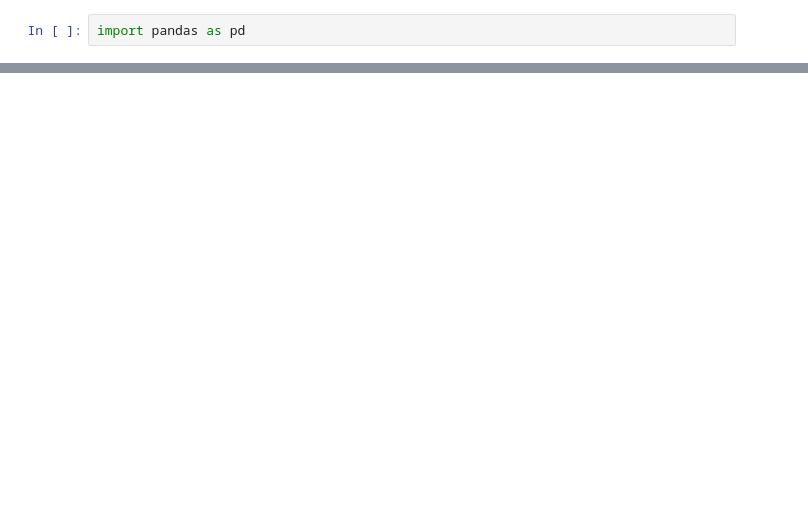
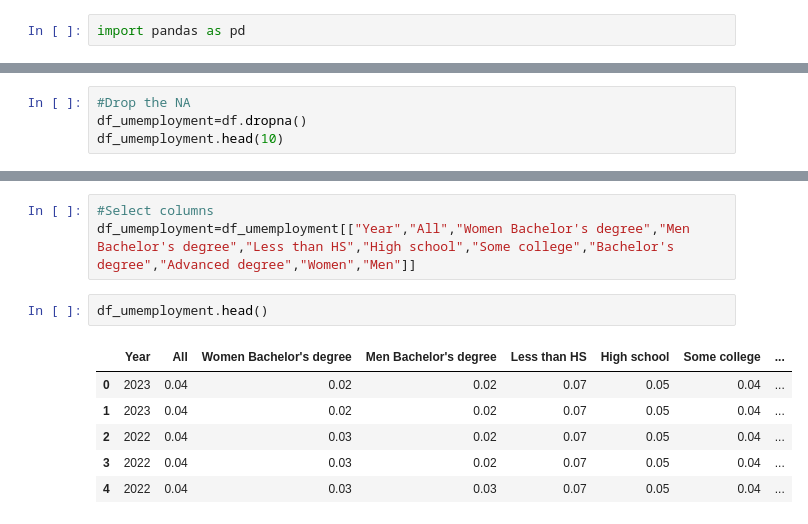
Before and after one commit to KimberlyW618/final_group_project, a Jupyter notebook: code/Unemployment.ipynb, the cells around one changed output, grey strips where cells are left out. Saved outputs shown, nothing was run; the diff lists cells and outputs as text; blank space fills up the shorter version.

```diff
--- a/code/Unemployment.ipynb
+++ b/code/Unemployment.ipynb
@@ -18,0 +53,4 @@ df.head(10)
+# %%
+#Drop the NA
+df_umemployment=df.dropna()
+df_umemployment.head(10)
@@ -18,0 +70,12 @@ df.head(10)
+# %%
+#Select columns
+df_umemployment=df_umemployment[["Year","All","Women Bachelor's degree","Men Bachelor's degree","Less than HS","High school","Some college","Bachelor's degree","Advanced degree","Women","Men"]]
+# %%
+df_umemployment.head()
+# %% [output]
+|  | Year | All | Women Bachelor's degree | Men Bachelor's degree | Less than HS | High school | Some college | ... |
+| 0 | 2023 | 0.04 | 0.02 | 0.02 | 0.07 | 0.05 | 0.04 | ... |
+| 1 | 2023 | 0.04 | 0.02 | 0.02 | 0.07 | 0.05 | 0.04 | ... |
+| 2 | 2022 | 0.04 | 0.03 | 0.02 | 0.07 | 0.05 | 0.04 | ... |
+| 3 | 2022 | 0.04 | 0.03 | 0.02 | 0.07 | 0.05 | 0.04 | ... |
+| 4 | 2022 | 0.04 | 0.03 | 0.03 | 0.07 | 0.05 | 0.04 | ... |
```
Also changed, not shown: parts of 10 cells of this notebook, 4 other files.
